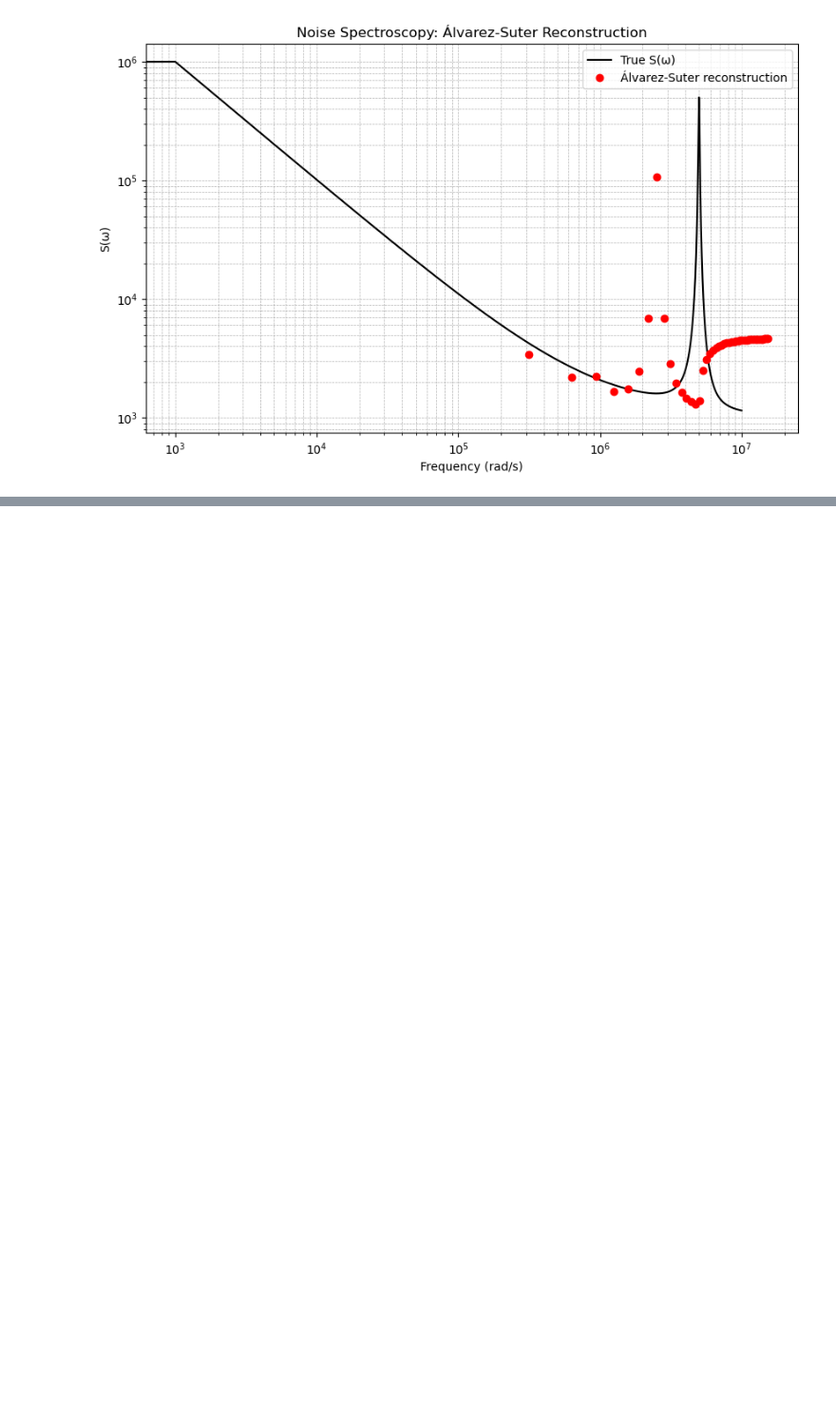
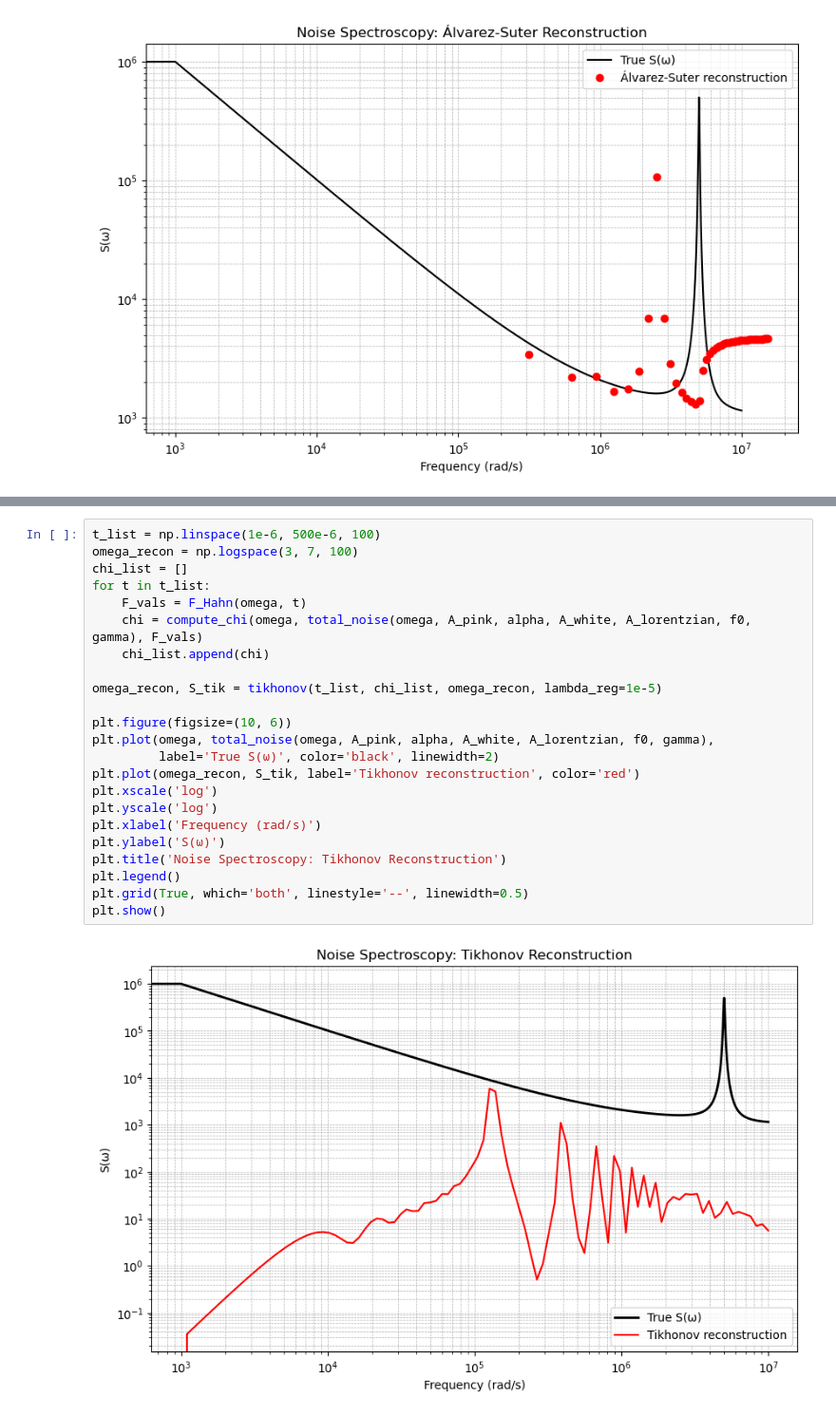
Before and after one commit to osipra/qubit-noise-spectroscopy, a Jupyter notebook: notebooks/03_inversion.ipynb, the cells around one changed output, grey strips where cells are left out. Shown at 95% size. Cells and saved outputs as stored; diff of their text form; blank space fills up the shorter version.

Commit message:
Add Tikhonov inversion (WIP - conditioning issues to be resolved)

```diff
--- a/notebooks/03_inversion.ipynb
+++ b/notebooks/03_inversion.ipynb
@@ -58,3 +61,28 @@ plt.grid(True, which='both', linestyle='--', linewidth=0.5)
 plt.show()
 # %% [output]
 [figure]
+# %%
+t_list = np.linspace(1e-6, 500e-6, 100)
+omega_recon = np.logspace(3, 7, 100)
+chi_list = []
+for t in t_list:
+    F_vals = F_Hahn(omega, t)
+    chi = compute_chi(omega, total_noise(omega, A_pink, alpha, A_white, A_lorentzian, f0, gamma), F_vals)
+    chi_list.append(chi)
+
+omega_recon, S_tik = tikhonov(t_list, chi_list, omega_recon, lambda_reg=1e-5)
+
+plt.figure(figsize=(10, 6))
+plt.plot(omega, total_noise(omega, A_pink, alpha, A_white, A_lorentzian, f0, gamma),
+         label='True S(ω)', color='black', linewidth=2)
+plt.plot(omega_recon, S_tik, label='Tikhonov reconstruction', color='red')
+plt.xscale('log')
+plt.yscale('log')
+plt.xlabel('Frequency (rad/s)')
+plt.ylabel('S(ω)')
+plt.title('Noise Spectroscopy: Tikhonov Reconstruction')
+plt.legend()
+plt.grid(True, which='both', linestyle='--', linewidth=0.5)
+plt.show()
+# %% [output]
+[figure, added]
```
Also changed, not shown: parts of 2 cells of this notebook, 1 other file.
